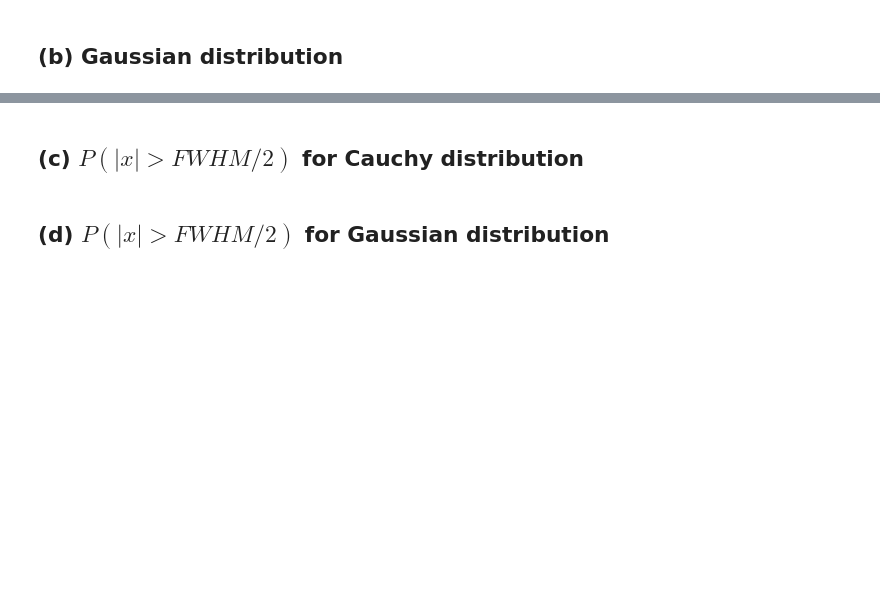
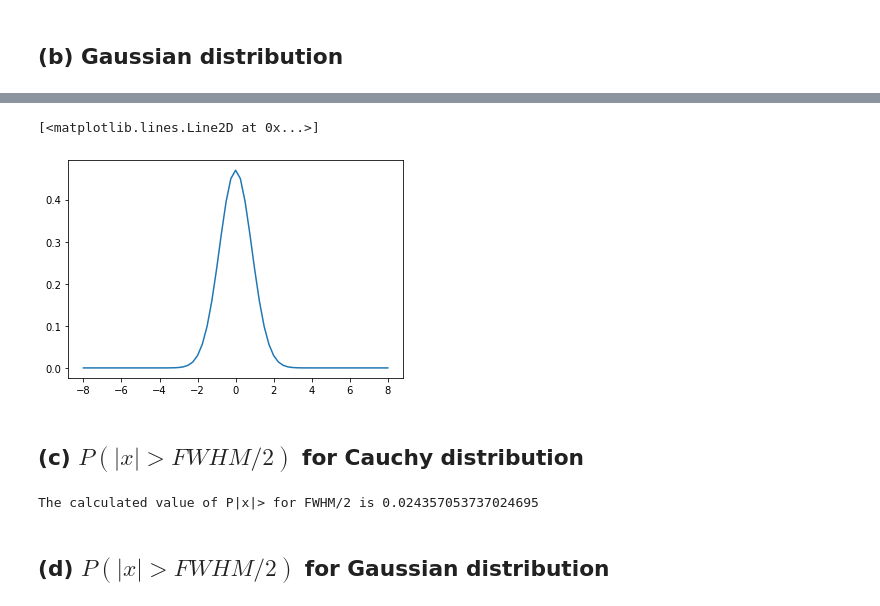
Before and after one commit to HWolf08/biophysics, a Jupyter notebook: week-05/problem-5.17.ipynb, the cells around one changed output, grey strips where cells are left out. Cells and saved outputs as stored; diff of their text form; code cells hidden in the pictures; blank space fills up the shorter version.

```diff
--- a/week-05/problem-5.17.ipynb
+++ b/week-05/problem-5.17.ipynb
@@ -31,0 +43,8 @@ print(FWHM)
+# %%
+X = np.linspace(-8,8,65)
+mhu = 0
+gaussian = (1/(sigma*np.sqrt(2*3.14)))*np.exp(-(X - mhu)**2 / (2*sigma**2))
+plt.plot(x,gaussian)
+# %% [output]
+[<matplotlib.lines.Line2D at 0x...>]
+[figure, added]
@@ -32,4 +53,15 @@ print(FWHM)
 # %% [markdown]
 ## (c) $P(|x| > FWHM/2)$ for Cauchy distribution
+# %%
+n = 1
+FWMH = 2*n
+
+p_x = np.array(np.abs(x) > FWHM/2)
+p_x[0:10]
+p_x[51:-1]
+P_x = (p_cauchy[0:10].sum() + p_cauchy[51:-1].sum())/(len(p_cauchy[0:10])+len(p_cauchy[51:-1]))
+print('The calculated value of P|x|> for FWHM/2 is {}'.format(P_x))
+# %% [output]
+The calculated value of P|x|> for FWHM/2 is 0.024357053737024695
 # %% [markdown]
 ## (d) $P(|x| > FWHM/2)$ for Gaussian distribution
```
Also changed, not shown: parts of 19 cells of this notebook, 2 other files.
